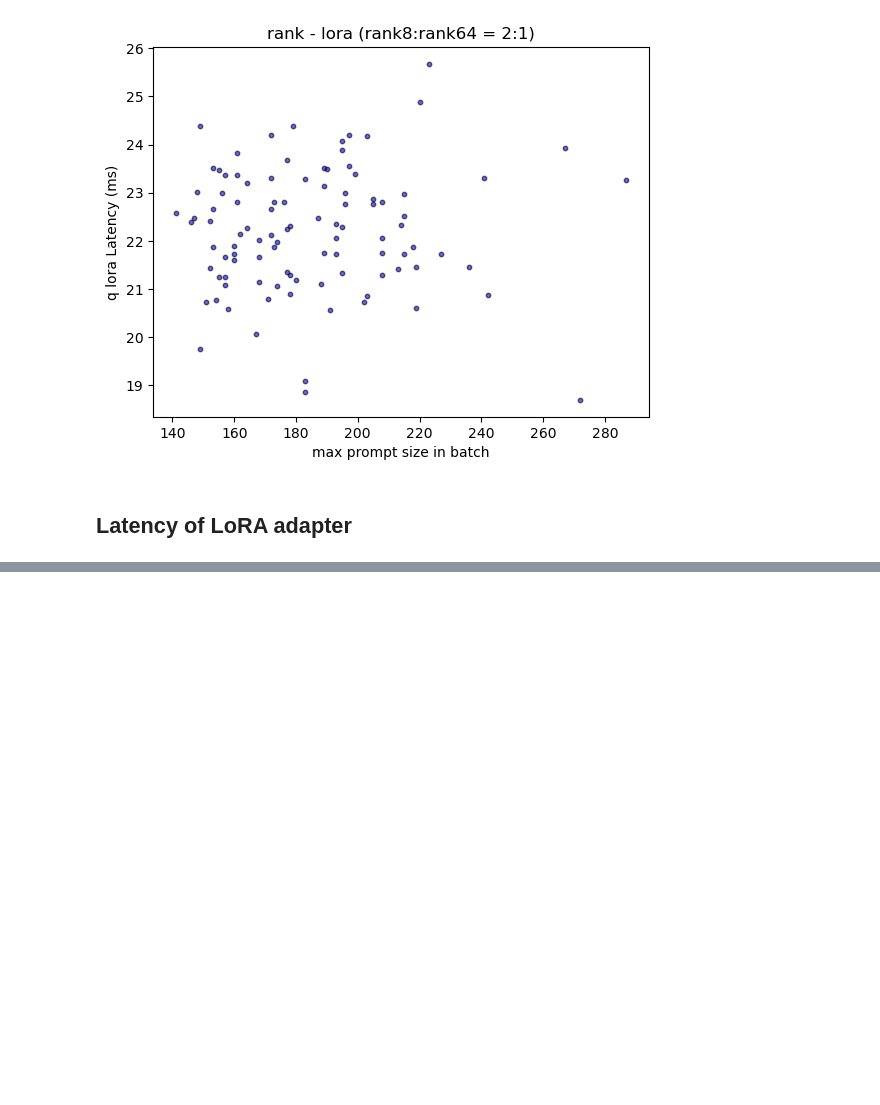
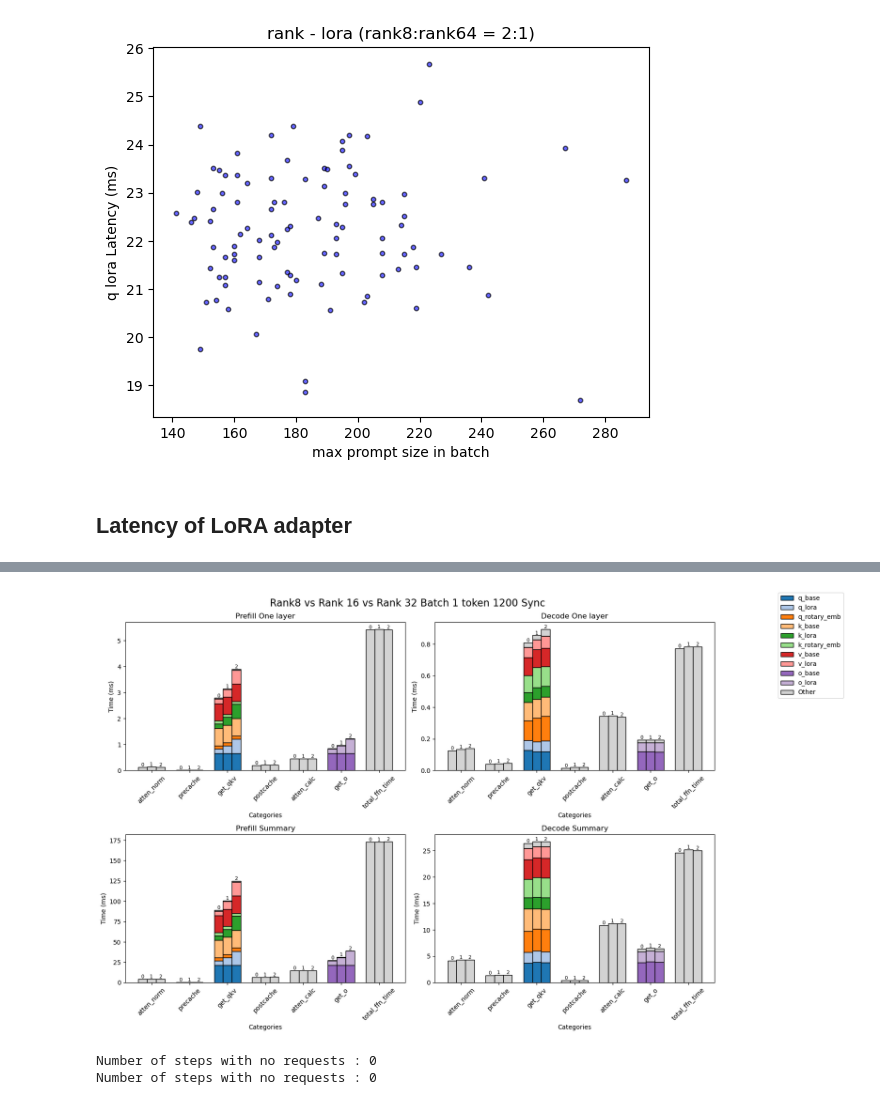
Before and after one commit to sgjeon194/S-LoRA_Analysis, a Jupyter notebook: Logs/timeDataParser.ipynb, the cells around one changed output, grey strips where cells are left out. Drawn from its saved outputs; the diff is of its cells as text; code cells hidden in the pictures; blank space fills up the shorter version.

```diff
--- a/Logs/timeDataParser.ipynb
+++ b/Logs/timeDataParser.ipynb
@@ -994,0 +1240,36 @@ plot_latency_stack_graph(batchsize_1_token_1200_use_lora_true_prefill[0]["layers
+# %%
+### For LoRA rank 32 vs LoRA rank 16 Sync
+layer_idx = 10
+data["prefill_one_layer"] = [
+    batchsize_1_rank8_token_1200_sync_T_lora_T_prefill[0]["layers"][layer_idx],
+    batchsize_1_rank16_token_1200_sync_T_lora_T_prefill[0]["layers"][layer_idx],
+    batchsize_1_rank32_token_1200_sync_T_lora_T_prefill[0]["layers"][layer_idx]
+]
+data["decode_one_layer"] = [
+    batchsize_1_rank8_token_1200_sync_T_lora_T_decode[0]["layers"][layer_idx],
+    batchsize_1_rank16_token_1200_sync_T_lora_T_decode[0]["layers"][layer_idx],
+    batchsize_1_rank32_token_1200_sync_T_lora_T_decode[0]["layers"][layer_idx]
+]
+
+data["prefill_summary"] = [
+    batchsize_1_rank8_token_1200_sync_T_lora_T_prefill[0]["summary"],
+    batchsize_1_rank16_token_1200_sync_T_lora_T_prefill[0]["summary"],
+    batchsize_1_rank32_token_1200_sync_T_lora_T_prefill[0]["summary"]
+]
+data["decode_summary"] = [
+    batchsize_1_rank8_token_1200_sync_T_lora_T_decode[0]["summary"],
+    batchsize_1_rank16_token_1200_sync_T_lora_T_decode[0]["summary"],
+    batchsize_1_rank32_token_1200_sync_T_lora_T_decode[0]["summary"]
+]
+
+plot_latency_stack_graph_bundle("Rank8 vs Rank 16 vs Rank 32 Batch 1 token 1200 Sync", data)
+# %% [output]
+[figure, added]
+# %%
+_, batchsize_1_rank16_token_1200_sync_F_lora_T_prefill, batchsize_1_rank16_token_1200_sync_F_lora_T_decode \
+    = make_steps("loraLatencyTest/rank16/batch_1_token_1200_useSync_False_lora_True.txt")
+_, batchsize_1_rank8_token_1200_sync_F_lora_T_prefill, batchsize_1_rank8_token_1200_sync_F_lora_T_decode \
+    = make_steps("loraLatencyTest/rank8/batch_1_token_1200_useSync_False_lora_True.txt")
+# %% [output]
+Number of steps with no requests : 0
+Number of steps with no requests : 0
```
Also changed, not shown: parts of 22 cells of this notebook.
